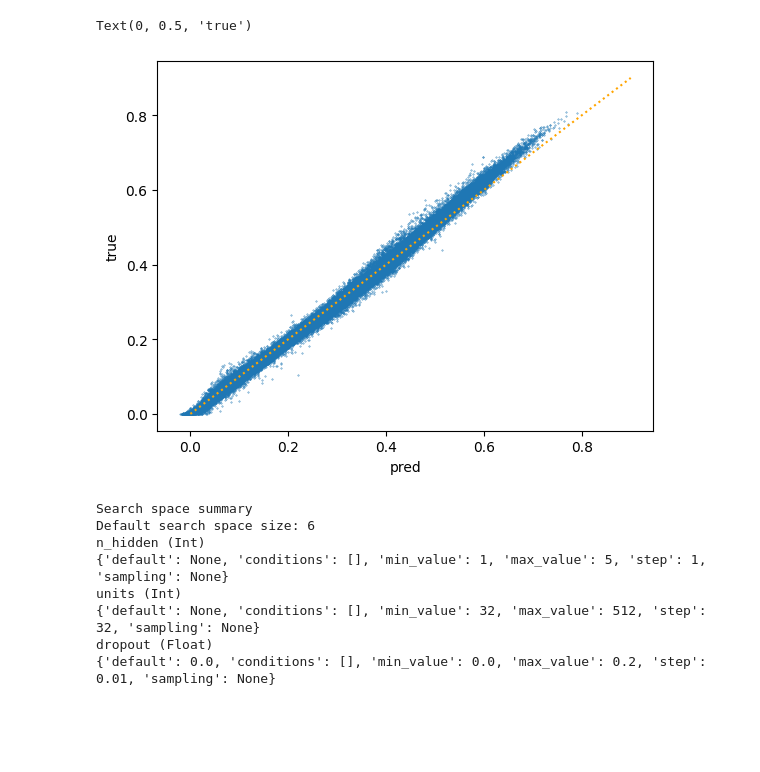
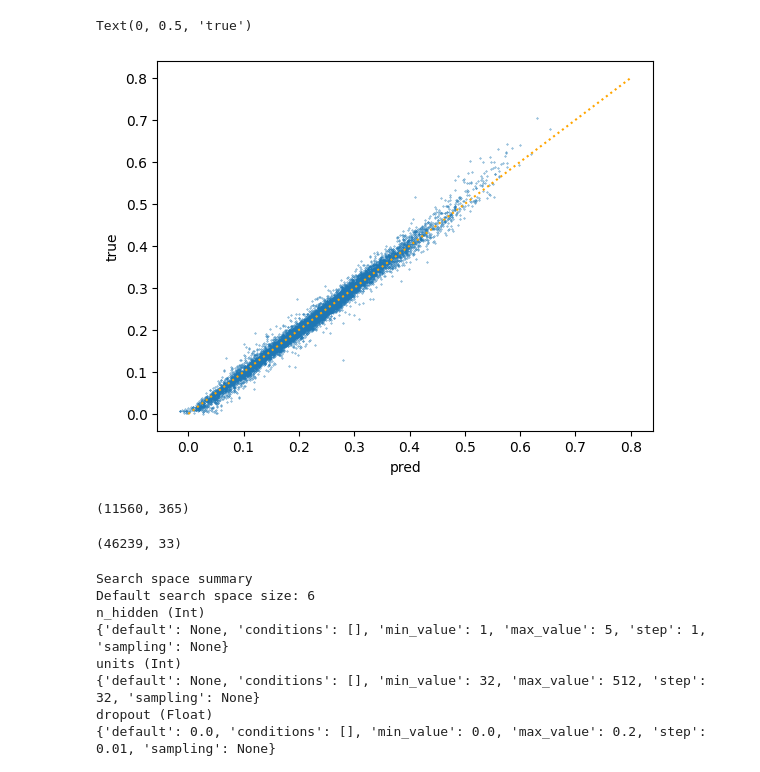
Before and after one commit to giovannic/eqio, a Jupyter notebook: DetIO.ipynb, the cells around one changed output. Saved outputs shown, nothing was run; the diff lists cells and outputs as text; code cells hidden in the pictures; blank space fills up the shorter version.

```diff
--- a/DetIO.ipynb
+++ b/DetIO.ipynb
@@ -18,5 +23,5 @@ samples = samples.reset_index()
 # %%
-samples = samples.drop(samples[samples.EIR == -1].index).reset_index()
+samples = samples.drop(samples[samples.EIR == -1].index).reset_index(drop=True)
 # %%
 output_columns = [f'prev_{i}' for i in range(1, 366)]
 outputs = samples[output_columns]
@@ -25,7 +30,7 @@ n_features = len(features.columns)
 n_outputs = len(outputs.columns)
 # %%
 idx_train, idx_test = train_test_split(
-    np.arange(100000),#np.arange(len(outputs)),
+    np.arange(len(outputs)), #np.arange(100000),
     test_size=0.2,
     random_state=seed
 )
@@ -35,6 +43,5 @@ y_train = outputs.iloc[idx_train]
 X_test = features.iloc[idx_test]
 y_test = outputs.iloc[idx_test]
 
-scaler = StandardScaler()
-X_train = scaler.fit_transform(X_train)
-X_test = scaler.transform(X_test)
+scaler = layers.Normalization()
+scaler.adapt(X_train.to_numpy())
@@ -55,6 +59,7 @@ def create_model(
 ):
     model = Sequential()
     model.add(layers.Input(shape=(n_features,), dtype='float32'))
+    model.add(scaler)
     for i in range(n_hidden):
         model.add(layers.Dense(
             units,
@@ -106,11 +145,19 @@ Text(0, 0.5, 'true')
 # %%
 plt.scatter(np.mean(y_hat, axis=1), np.mean(y_test, axis=1), s=0.1)
-plt.plot(np.linspace(0, 0.9), np.linspace(0, 0.9), linestyle=':', color='orange')
+plt.plot(np.linspace(0, 0.8), np.linspace(0, 0.8), linestyle=':', color='orange')
 plt.xlabel('pred')
 plt.ylabel('true')
 # %% [output]
 Text(0, 0.5, 'true')
-[figure, old version]
+[figure, new version]
+# %%
+y_hat.shape
+# %% [output]
+(11560, 365)
+# %%
+X_train.shape
+# %% [output]
+(46239, 33)
 # %%
 import keras_tuner as kt
 # %%
```
Also changed, not shown: parts of 16 cells of this notebook, 7 other files.
